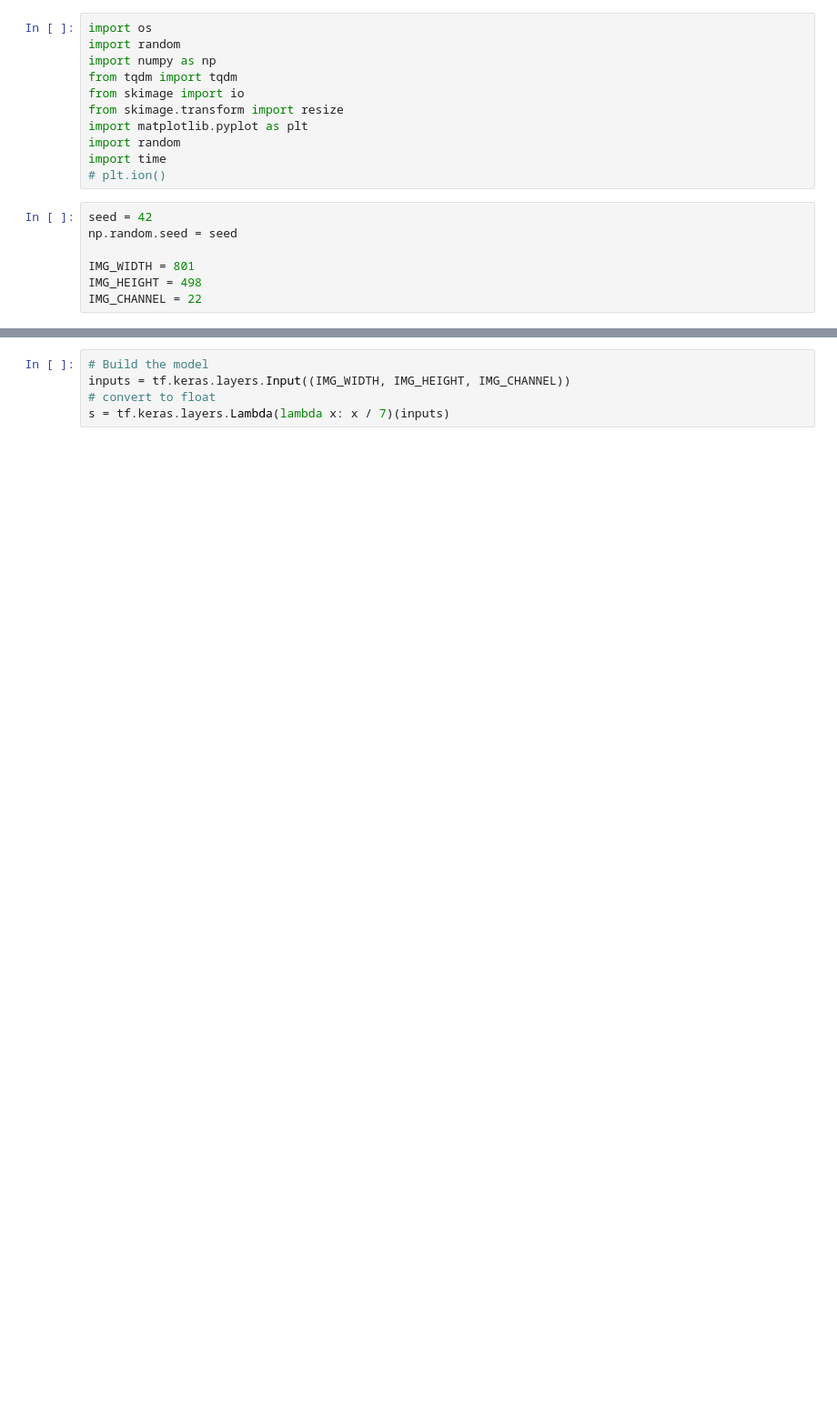
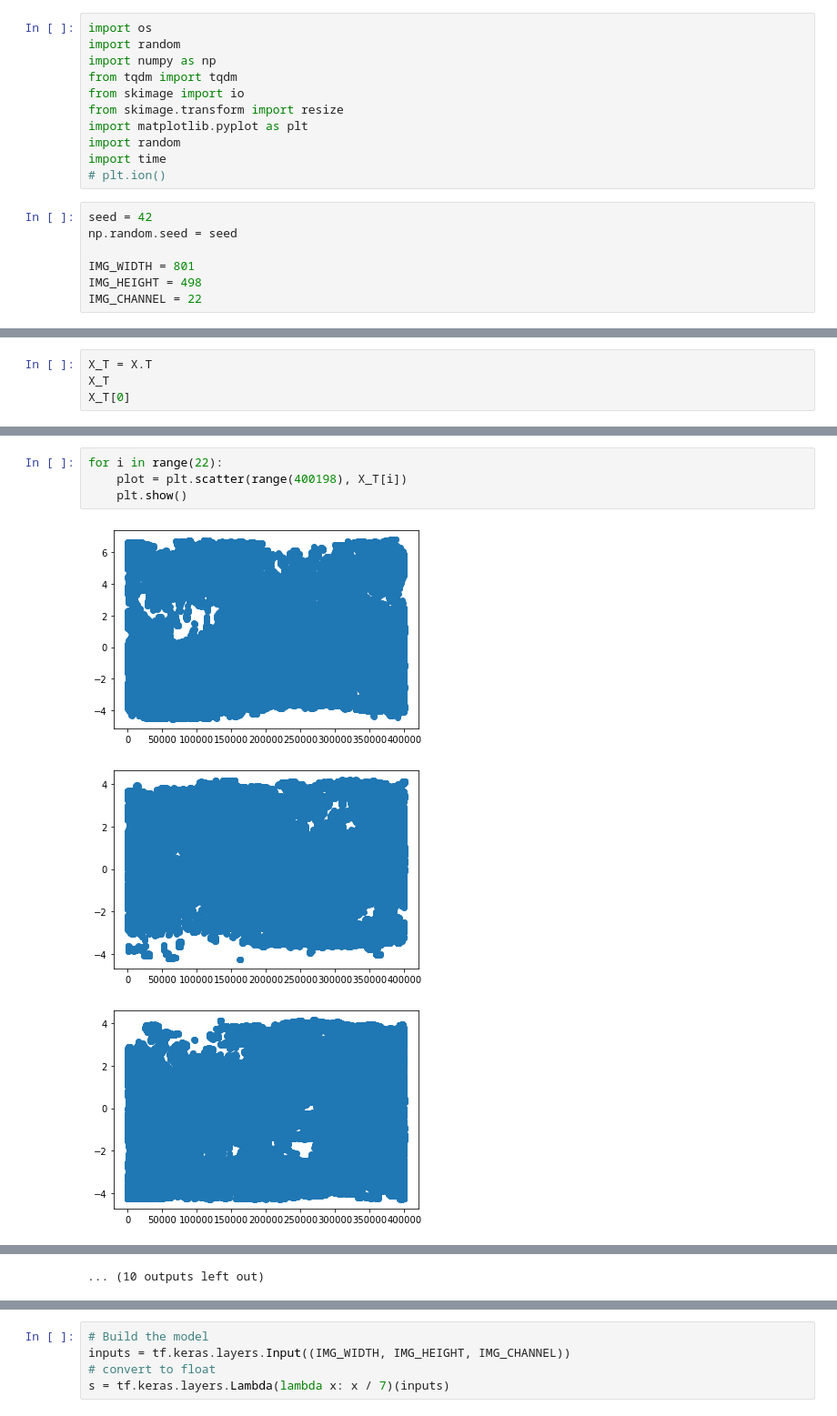
Before and after one commit to DeeeeepLearning/DeepLearning, a Jupyter notebook: Unet tuto.ipynb, the cells around one changed output, grey strips where cells are left out. Shown: that part at 91% size. Cells and saved outputs as stored; diff of their text form; blank space fills up the shorter version.

```diff
--- a/Unet tuto.ipynb
+++ b/Unet tuto.ipynb
@@ -79,0 +137,4 @@ IndexError: index 499 is out of bounds for axis 0 with size 499
+# %%
+X_T = X.T
+X_T
+X_T[0]
@@ -159,0 +192,8 @@ ValueError: could not broadcast input array from shape (498,801,4) into shape (4
+# %%
+for i in range(22):
+    plot = plt.scatter(range(400198), X_T[i])
+    plt.show()
+# %% [output]
+[figure, added]
+[figure, added]
+[figure, added]
@@ -159,0 +209 @@ ValueError: could not broadcast input array from shape (498,801,4) into shape (4
+... (10 outputs left out)
```
Also changed, not shown: parts of 35 cells of this notebook, 2 other files.
